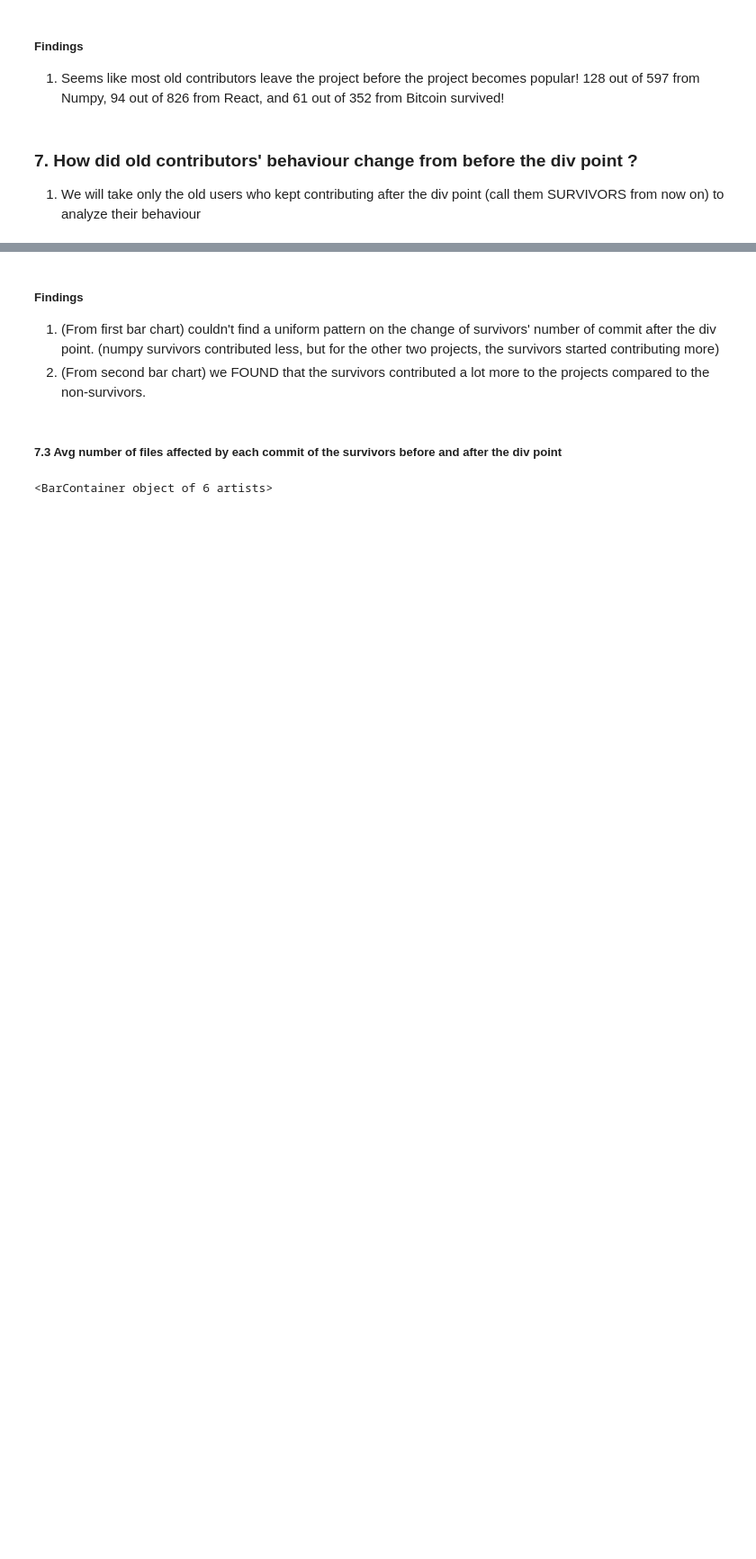
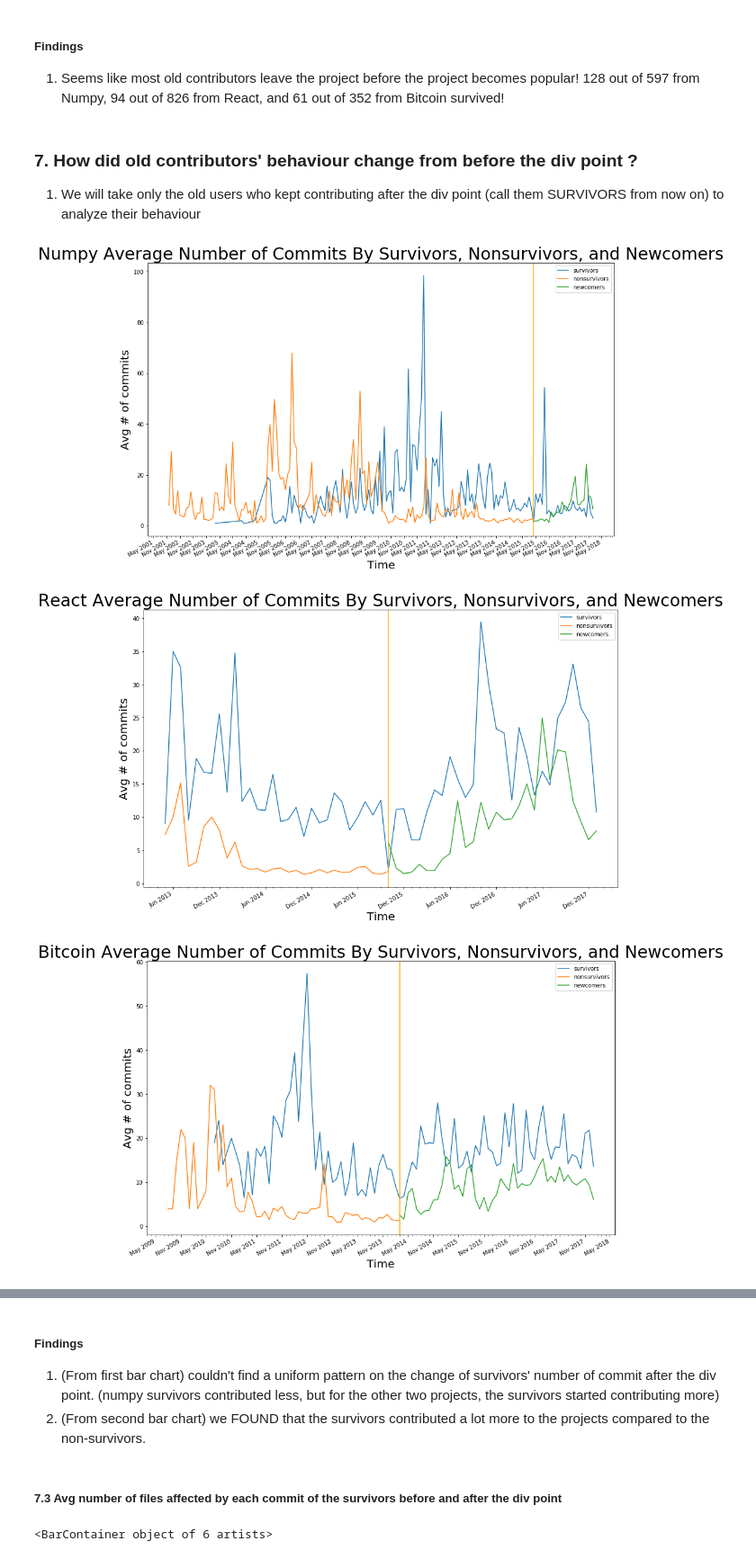
Before and after one commit to hyunny94/5306p1, a Jupyter notebook: cs5306_project1.ipynb, the cells around one changed output, grey strips where cells are left out. Shown at 90% size. Cells and saved outputs as stored; diff of their text form; code cells hidden in the pictures; blank space fills up the shorter version.

```diff
--- a/cs5306_project1.ipynb
+++ b/cs5306_project1.ipynb
@@ -347,6 +358,10 @@ n_old_aft = old_after_div(n_df)
 r_old_aft = old_after_div(r_df)
 b_old_aft = old_after_div(b_df)
 # %%
+# These guys are the entire contributors
+n_tot = set(n_df['committer_name_dedup'])
+r_tot = set(r_df['committer_name_dedup'])
+b_tot = set(b_df['committer_name_dedup'])
 # These guys are the old contributors
 n_old = set(n_old_bef['committer_name_dedup'])
 r_old = set(r_old_bef['committer_name_dedup'])
@@ -359,6 +374,16 @@ b_surv = set(b_old_aft['committer_name_dedup'])
 n_nonsurv = n_old - n_surv
 r_nonsurv = r_old - r_surv
 b_nonsurv = b_old - b_surv
+# These guys are the new comers.
+n_new = n_tot - n_old
+r_new = r_tot - r_old
+b_new = b_tot - b_old
+
+print("Number of total contributors")
+print("Numpy: {}".format(len(n_tot)))
+print("React: {}".format(len(r_tot)))
+print("Bitcoin: {}\n".format(len(b_tot)))
+
 print("Number of old contributors")
 print("Numpy: {}".format(len(n_old)))
 print("React: {}".format(len(r_old)))
@@ -372,5 +397,10 @@ print("Bitcoin: {}\n".format(len(b_surv)))
 print("Number of non-survivors")
 print("Numpy: {}".format(len(n_nonsurv)))
 print("React: {}".format(len(r_nonsurv)))
-print("Bitcoin: {}".format(len(b_nonsurv)))
+print("Bitcoin: {}\n".format(len(b_nonsurv)))
+
+print("Number of newcomers")
+print("Numpy: {}".format(len(n_new)))
+print("React: {}".format(len(r_new)))
+print("Bitcoin: {}".format(len(b_new)))
 # %% [output]
@@ -399,6 +432,16 @@ Bitcoin: 206
 n_old_bef_surv = n_old_bef[n_old_bef['committer_name_dedup'].isin(n_surv)]
 r_old_bef_surv = r_old_bef[r_old_bef['committer_name_dedup'].isin(r_surv)]
 b_old_bef_surv = b_old_bef[b_old_bef['committer_name_dedup'].isin(b_surv)]
+
+# These dataframes contain commits by the non-survivors
+n_old_bef_nonsurv = n_old_bef[n_old_bef['committer_name_dedup'].isin(n_nonsurv)]
+r_old_bef_nonsurv = r_old_bef[r_old_bef['committer_name_dedup'].isin(r_nonsurv)]
+b_old_bef_nonsurv = b_old_bef[b_old_bef['committer_name_dedup'].isin(b_nonsurv)]
+
+# These dataframes contain commits by the newcomers
+n_new_df = n_df[n_df['committer_name_dedup'].isin(n_new)]
+r_new_df = r_df[r_df['committer_name_dedup'].isin(r_new)]
+b_new_df = b_df[b_df['committer_name_dedup'].isin(b_new)]
 # %%
 # Array to be used as the heights of the first bar chart below.
 num_commits_array = []
@@ -411,3 +515,11 @@ num_commits_array.append(len(b_old_aft))
+# %%
+vis2(n_old_bef_surv, n_old_aft, n_old_bef_nonsurv, n_new_df, n_df, "Numpy Average Number of Commits By Survivors, Nonsurvivors, and Newcomers")
+vis2(r_old_bef_surv, r_old_aft, r_old_bef_nonsurv, r_new_df, r_df, "React Average Number of Commits By Survivors, Nonsurvivors, and Newcomers")
+vis2(b_old_bef_surv, b_old_aft, b_old_bef_nonsurv, b_new_df, b_df, "Bitcoin Average Number of Commits By Survivors, Nonsurvivors, and Newcomers")
+# %% [output]
+[figure, added]
+[figure, added]
+[figure, added]
 # %%
 plt.ylabel('Number of commits by the survivors')
 plt.xlabel('Project')
```
Also changed, not shown: parts of 21 cells of this notebook.
